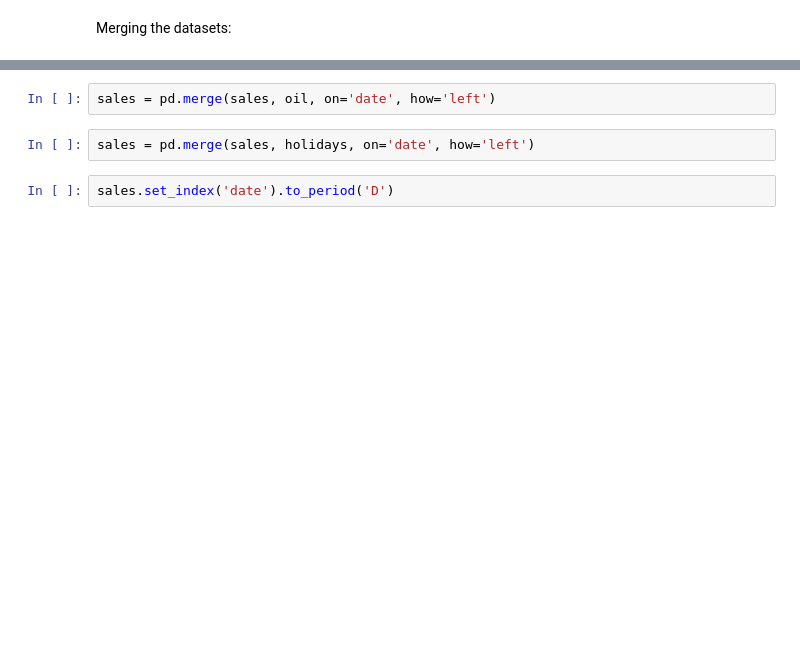
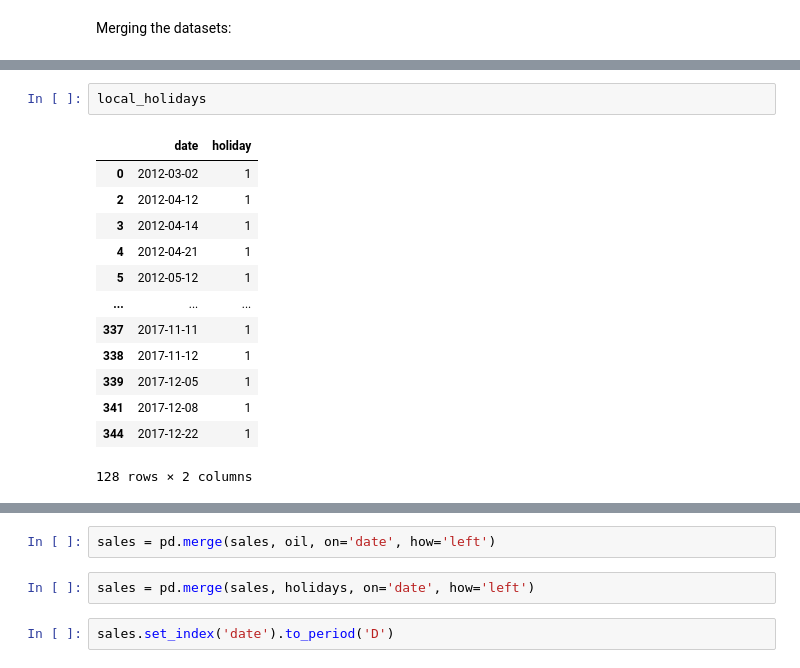
Before and after one commit to edmar-bevilaqua/data_science, a Jupyter notebook: Projects/Kaggle/Store Sales - Time Series Forecasting/store_sales.ipynb, the cells around one changed output, grey strips where cells are left out. Drawn from its saved outputs; the diff is of its cells as text; blank space fills up the shorter version.

```diff
--- a/Projects/Kaggle/Store Sales - Time Series Forecasting/store_sales.ipynb
+++ b/Projects/Kaggle/Store Sales - Time Series Forecasting/store_sales.ipynb
@@ -528,0 +562,16 @@ sales = pd.merge(sales, oil, on='date', )
+# %%
+local_holidays
+# %% [output]
+|  | date | holiday |
+| 0 | 2012-03-02 | 1 |
+| 2 | 2012-04-12 | 1 |
+| 3 | 2012-04-14 | 1 |
+| 4 | 2012-04-21 | 1 |
+| 5 | 2012-05-12 | 1 |
+| ... | ... | ... |
+| 337 | 2017-11-11 | 1 |
+| 338 | 2017-11-12 | 1 |
+| 339 | 2017-12-05 | 1 |
+| 341 | 2017-12-08 | 1 |
+| 344 | 2017-12-22 | 1 |
+128 rows × 2 columns
```
Also changed, not shown: parts of 4 cells of this notebook.
